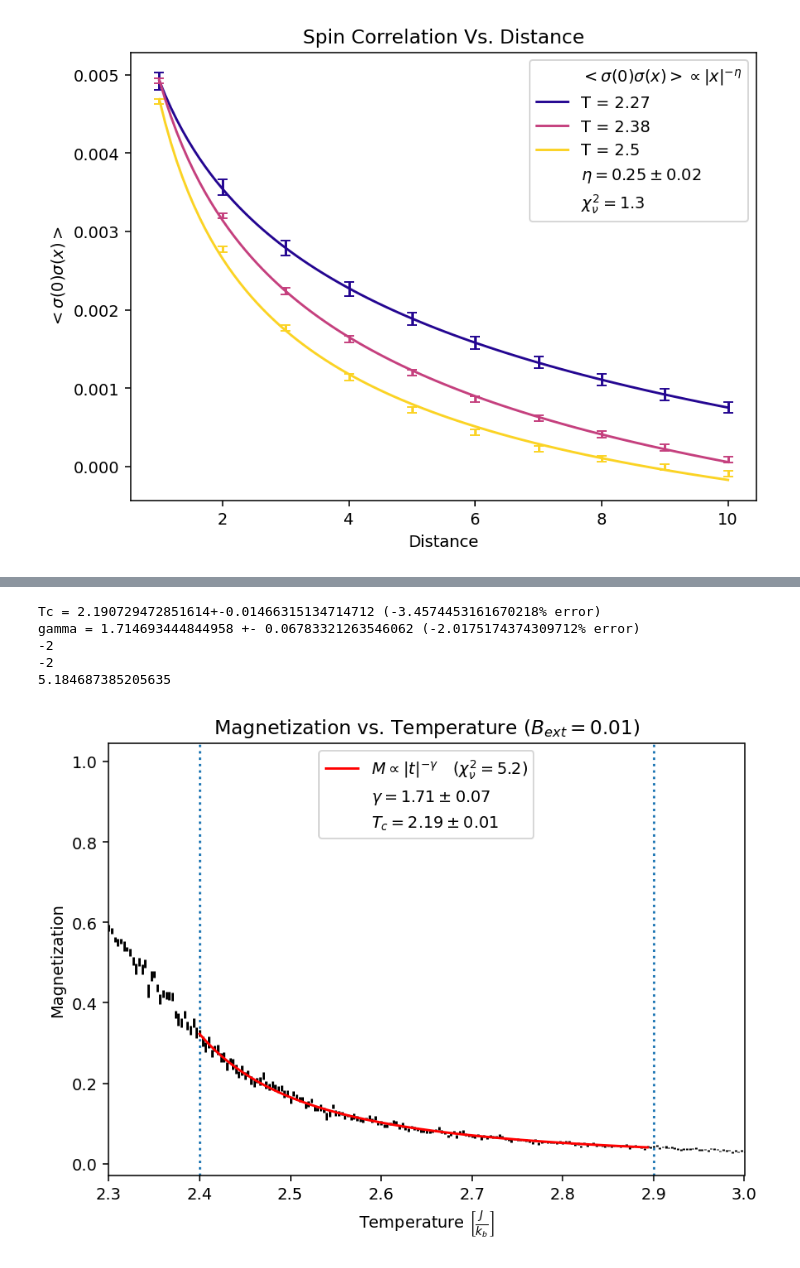
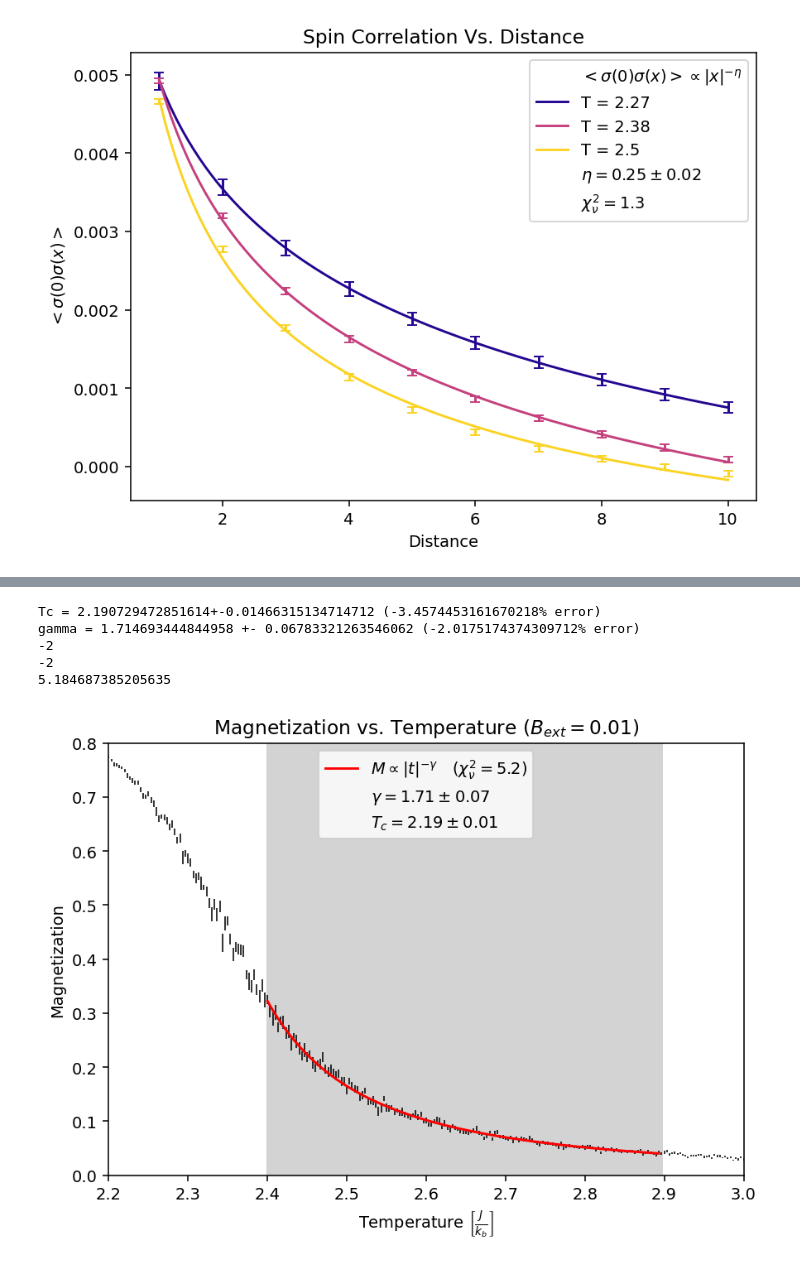
Before and after one commit to gfitez/ising, a Jupyter notebook: analyze2.ipynb, the cells around one changed output, grey strips where cells are left out. Cells and saved outputs as stored; diff of their text form; code cells hidden in the pictures.

```diff
--- a/analyze2.ipynb
+++ b/analyze2.ipynb
@@ -462,16 +494,15 @@ BSCErr = pd.concat(BSCs).groupby(level=0).std()/np.sqrt(len(BSCs))
 
 tMin = 2.40
 tMax=2.9
-plt.xlim(tMin-0.1, tMax+0.1)
-plt.axvline(tMin, ls=":")
-plt.axvline(tMax,ls=":")
+plt.xlim(tMin-0.2, tMax+0.1)
+plt.axvspan(tMin,tMax-0.003, color="lightgray")
 
 iMin = np.where(BEMMean["Temp"] > tMin)[0][0]
 iMax = np.where(BEMMean["Temp"] < tMax)[0][-1]
 
 
 
-plt.errorbar(BEMMean["Temp"],np.abs(BEMMean["M_mean"]),yerr=BEMErr["M_mean"],ls="", color="k")
+plt.errorbar(BEMMean["Temp"],np.abs(BEMMean["M_mean"]),yerr=BEMErr["M_mean"],ls="", color="k", lw = 0.8)
 
 
 def func(t,Tc,gamma,a):
@@ -485,32 +516,34 @@ rChiSq = calcRChiSq(EMMean["M_mean"][iMin:iMax], EMErr["M_mean"][iMin:iMax], fun
 plt.plot(BEMMean["Temp"][iMin:iMax],func(BEMMean["Temp"][iMin:iMax],*popt), color="red",label = f"$M \propto |t|^{{-\gamma}} \quad (\\chi_\\nu^2 = {round(rChiSq,1)})$")
 
 print(f"Tc = {popt[0]}+-{np.sqrt(pcov[0][0])} ({(popt[0]-trueTc)/trueTc*100}% error)")
 print(f"gamma = {popt[1]} +- {np.sqrt(pcov[1][1])} ({(popt[1]-7/4)/(7/4)*100}% error)")
 
 
 handles, labels = plt.gca().get_legend_handles_labels() # get existing handles and labels
 empty_patch = mpatches.Patch(color='none', label='') # create a patch with no color
 handles+=[empty_patch]*4  # add new patches and labels to list
 
 
 labels.append(f"$\\gamma= {formatErr(popt[1],np.sqrt(pcov[1][1]), exponent=False)}$")
 labels.append(f"$T_c= {formatErr(popt[0],np.sqrt(pcov[0][0]), exponent=False)}$")
 
 
 print(rChiSq)
 
 plt.legend(handles,labels)
 
-
+plt.ylim(0,0.8)
 plt.xlabel("Temperature $\\left[\\frac{J}{k_b}\\right]$")
 plt.ylabel("Magnetization")
 plt.title("Magnetization vs. Temperature ($B_{ext}=0.01$)")
 plt.tight_layout()
 plt.savefig("gamma2.png")
+#plt.xlim(2.7,2.9)
+#plt.ylim(0.0,0.1)
 # %% [output]
 Tc = 2.190729472851614+-0.01466315134714712 (-3.4574453161670218% error)
 gamma = 1.714693444844958 +- 0.06783321263546062 (-2.0175174374309712% error)
 -2
 -2
 5.184687385205635
-[figure, old version]
+[figure, new version]
```
Also changed, not shown: parts of 7 cells of this notebook, 1 other file.
